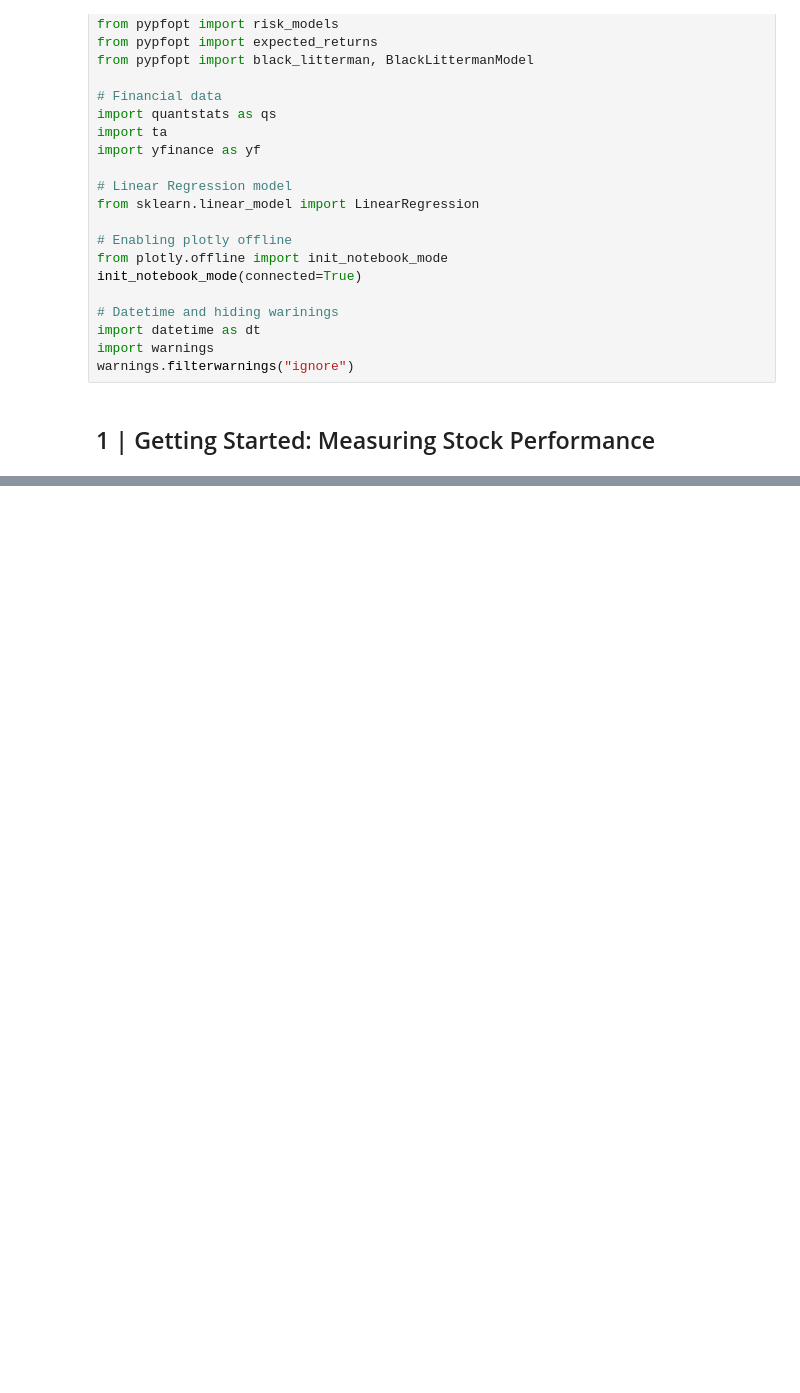
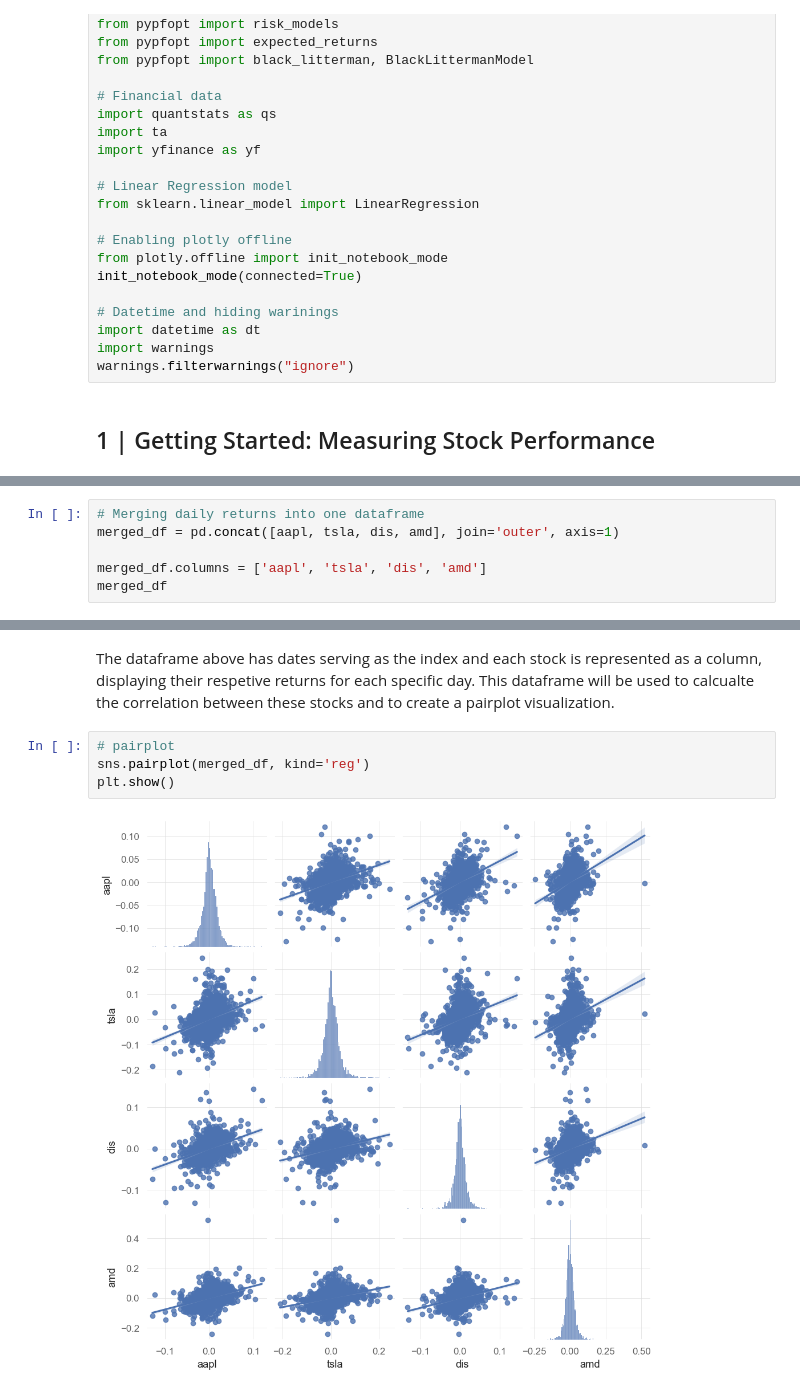
Before and after one commit to Avivar101/data-science-projects, a Jupyter notebook: data science in financial maekets/main.ipynb, the cells around one changed output, grey strips where cells are left out. Saved outputs shown, nothing was run; the diff lists cells and outputs as text; blank space fills up the shorter version.

```diff
--- a/data science in financial maekets/main.ipynb
+++ b/data science in financial maekets/main.ipynb
@@ -152,0 +436,6 @@ warnings.filterwarnings("ignore")
+# %%
+# Merging daily returns into one dataframe
+merged_df = pd.concat([aapl, tsla, dis, amd], join='outer', axis=1)
+
+merged_df.columns = ['aapl', 'tsla', 'dis', 'amd']
+merged_df
@@ -152,0 +457,8 @@ warnings.filterwarnings("ignore")
+# %% [markdown]
+The dataframe above has dates serving as the index and each stock is represented as a column, displaying their respetive returns for each specific day. This dataframe will be used to calcualte the correlation between these stocks and to create a pairplot visualization.
+# %%
+# pairplot
+sns.pairplot(merged_df, kind='reg')
+plt.show()
+# %% [output]
+[figure, added]
```
Also changed, not shown: parts of 88 cells of this notebook.
